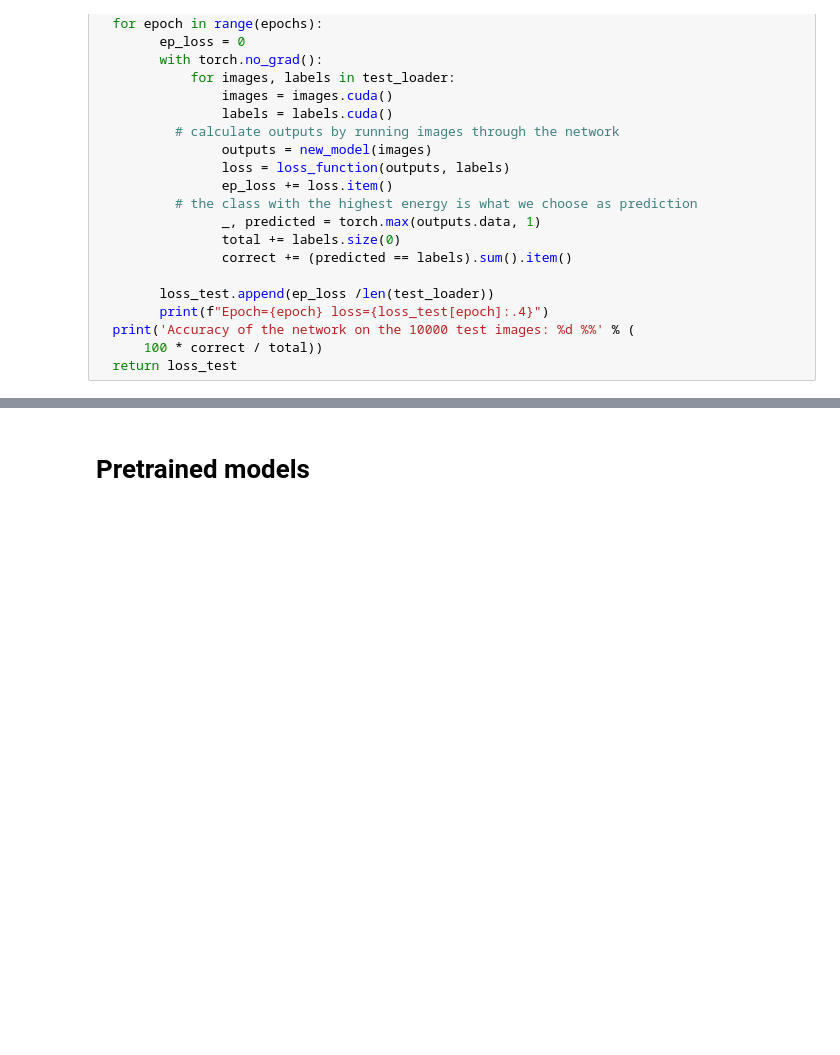
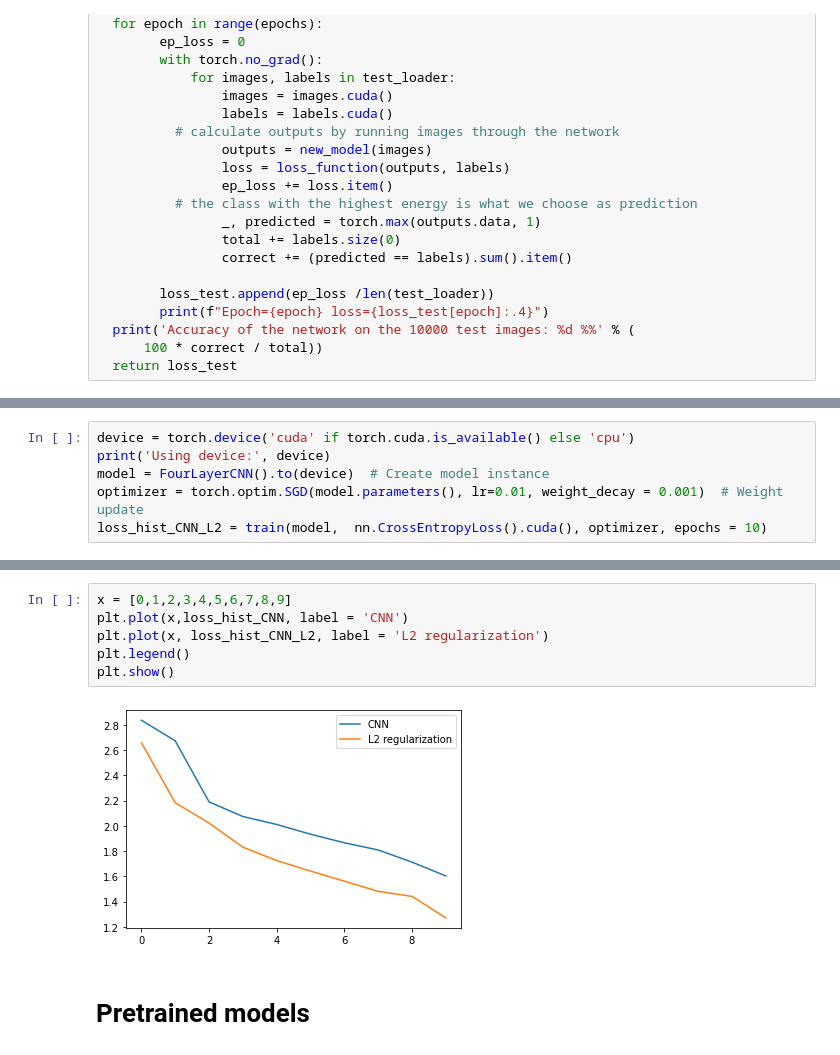
Before and after one commit to KruglovaKate/Transfer-Learning, a Jupyter notebook: flowers.ipynb, the cells around one changed output, grey strips where cells are left out. Drawn from its saved outputs; the diff is of its cells as text; blank space fills up the shorter version.

```diff
--- a/flowers.ipynb
+++ b/flowers.ipynb
@@ -285,0 +286,6 @@ Accuracy of the network on the 10000 test images: 39 %
+# %%
+device = torch.device('cuda' if torch.cuda.is_available() else 'cpu')
+print('Using device:', device)
+model = FourLayerCNN().to(device)  # Create model instance
+optimizer = torch.optim.SGD(model.parameters(), lr=0.01, weight_decay = 0.001)  # Weight update
+loss_hist_CNN_L2 = train(model,  nn.CrossEntropyLoss().cuda(), optimizer, epochs = 10)
@@ -286,3 +318,11 @@ Accuracy of the network on the 10000 test images: 39 %
+# %%
+x = [0,1,2,3,4,5,6,7,8,9]
+plt.plot(x,loss_hist_CNN, label = 'CNN')
+plt.plot(x, loss_hist_CNN_L2, label = 'L2 regularization')
+plt.legend()
+plt.show()
+# %% [output]
+[figure, added]
 # %% [markdown]
 # Pretrained models
 # %%
```
Also changed, not shown: parts of 5 cells of this notebook.
